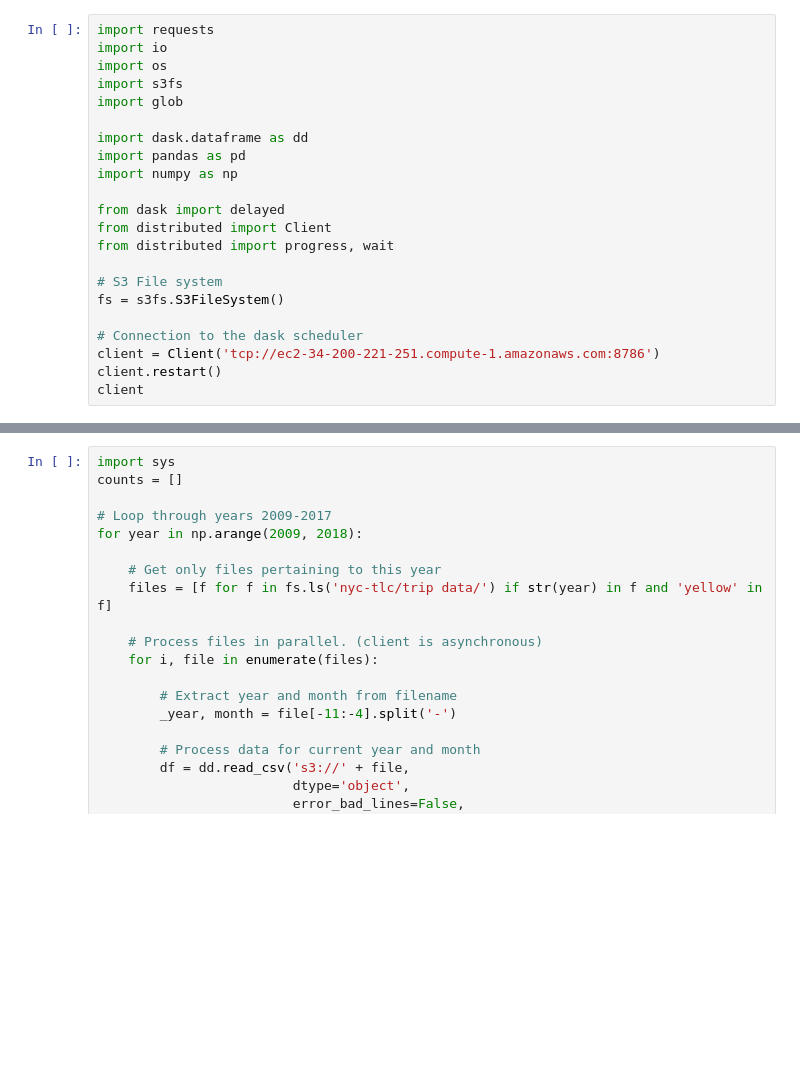
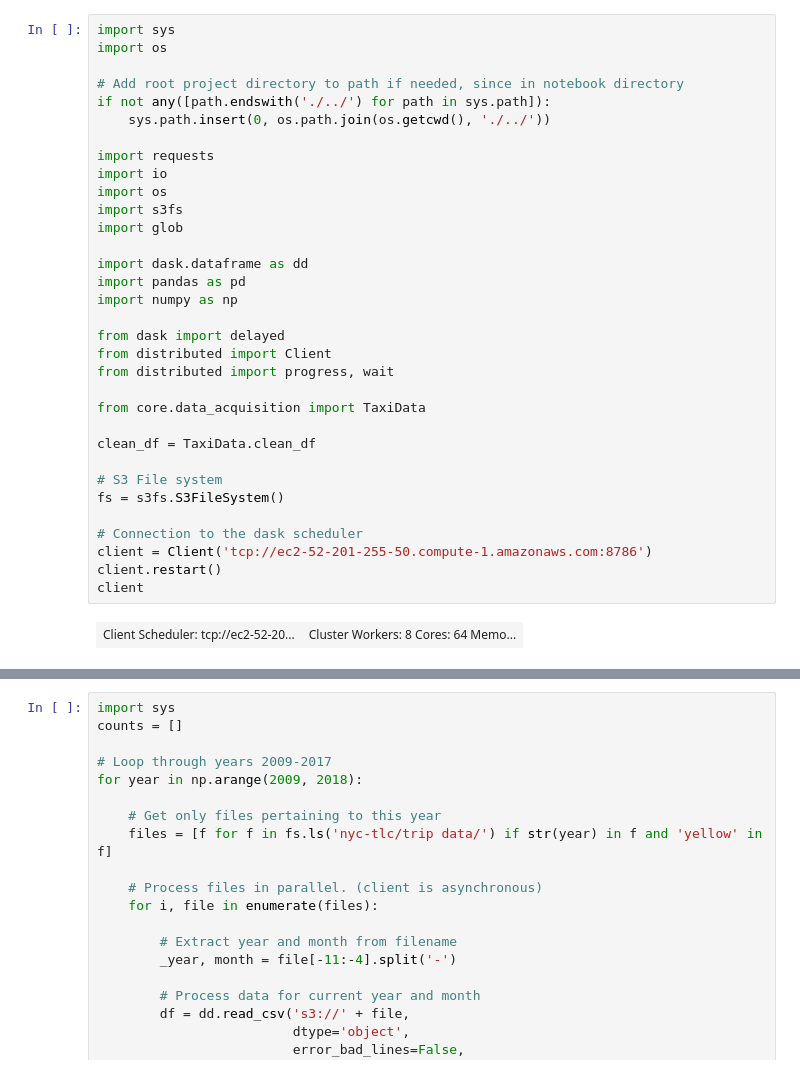
Before and after one commit to milesgranger/nyc-taxi-aws, a Jupyter notebook: notebooks/ECS-Processing.ipynb, the cells around one changed output, grey strips where cells are left out. Cells and saved outputs as stored; diff of their text form; blank space fills up the shorter version.

```diff
--- a/notebooks/ECS-Processing.ipynb
+++ b/notebooks/ECS-Processing.ipynb
@@ -1,22 +1,35 @@
 # %%
+import sys
+import os
+
+# Add root project directory to path if needed, since in notebook directory
+if not any([path.endswith('./../') for path in sys.path]):
+    sys.path.insert(0, os.path.join(os.getcwd(), './../'))
+
 import requests
 import io
 import os
 import s3fs
 import glob
 
 import dask.dataframe as dd
 import pandas as pd
 import numpy as np
 
 from dask import delayed
 from distributed import Client
 from distributed import progress, wait
 
+from core.data_acquisition import TaxiData
+
+clean_df = TaxiData.clean_df
+
 # S3 File system
 fs = s3fs.S3FileSystem()
 
 # Connection to the dask scheduler
-client = Client('tcp://ec2-34-200-221-251.compute-1.amazonaws.com:8786')
+client = Client('tcp://ec2-52-201-255-50.compute-1.amazonaws.com:8786')
 client.restart()
 client
+# %% [output]
+| Client Scheduler: tcp://ec2-52-20... | Cluster Workers: 8 Cores: 64 Memo... |
```
Also changed, not shown: parts of 4 cells of this notebook, 3 other files.
